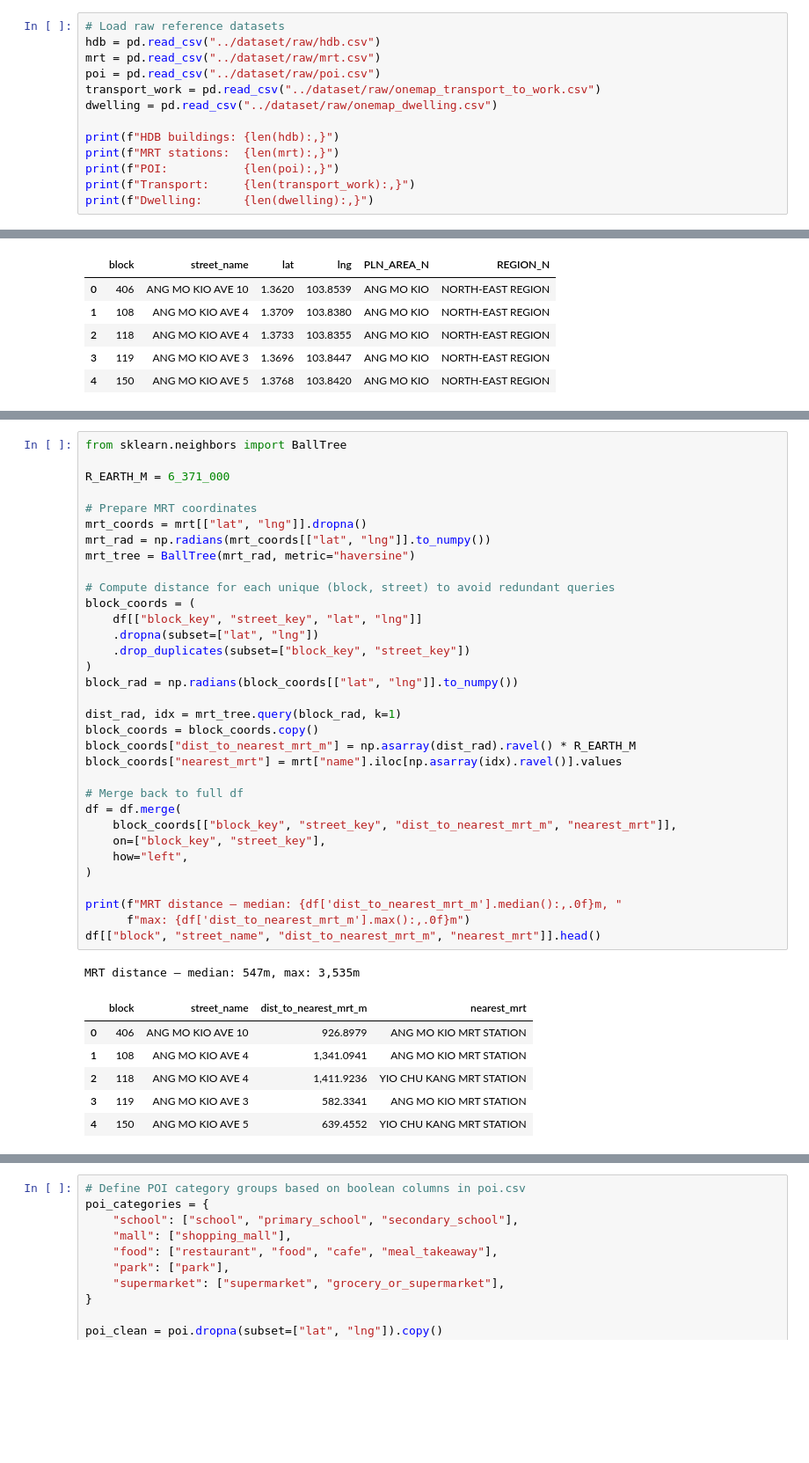
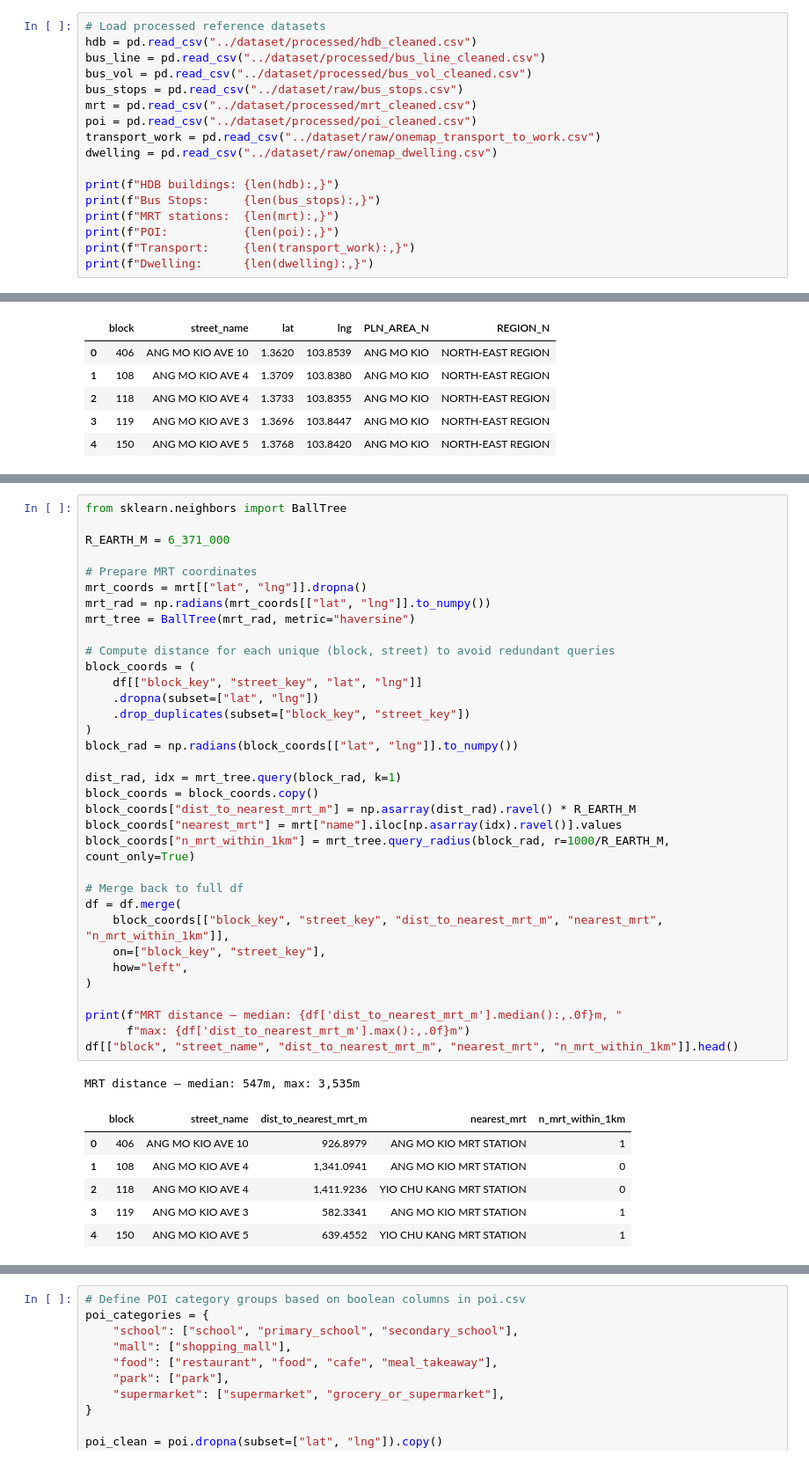
Before and after one commit to hamy-nguyen/hdb-price-estimator, a Jupyter notebook: notebooks/feature_engineering_resale_flat_price.ipynb, the cells around one changed output, grey strips where cells are left out. Shown at 88% size. Cells and saved outputs as stored; diff of their text form; blank space fills up the shorter version.

```diff
--- a/notebooks/feature_engineering_resale_flat_price.ipynb
+++ b/notebooks/feature_engineering_resale_flat_price.ipynb
@@ -33,14 +33,18 @@ Resale transactions: 223,208 rows, 15 cols
 | 0 | 2017-01-01 | ANG MO KIO | 2 ROOM | 406 | ANG MO KIO AVE 10 | 10 TO 12 | 44.0000 | Improved | ... |
 | 1 | 2017-01-01 | ANG MO KIO | 3 ROOM | 108 | ANG MO KIO AVE 4 | 01 TO 03 | 67.0000 | New Generation | ... |
 # %%
-# Load raw reference datasets
-hdb = pd.read_csv("../dataset/raw/hdb.csv")
-mrt = pd.read_csv("../dataset/raw/mrt.csv")
-poi = pd.read_csv("../dataset/raw/poi.csv")
+# Load processed reference datasets
+hdb = pd.read_csv("../dataset/processed/hdb_cleaned.csv")
+bus_line = pd.read_csv("../dataset/processed/bus_line_cleaned.csv")
+bus_vol = pd.read_csv("../dataset/processed/bus_vol_cleaned.csv")
+bus_stops = pd.read_csv("../dataset/raw/bus_stops.csv")
+mrt = pd.read_csv("../dataset/processed/mrt_cleaned.csv")
+poi = pd.read_csv("../dataset/processed/poi_cleaned.csv")
 transport_work = pd.read_csv("../dataset/raw/onemap_transport_to_work.csv")
 dwelling = pd.read_csv("../dataset/raw/onemap_dwelling.csv")
 
 print(f"HDB buildings: {len(hdb):,}")
+print(f"Bus Stops:     {len(bus_stops):,}")
 print(f"MRT stations:  {len(mrt):,}")
 print(f"POI:           {len(poi):,}")
 print(f"Transport:     {len(transport_work):,}")
@@ -120,40 +220,41 @@ from sklearn.neighbors import BallTree
 R_EARTH_M = 6_371_000
 
 # Prepare MRT coordinates
 mrt_coords = mrt[["lat", "lng"]].dropna()
 mrt_rad = np.radians(mrt_coords[["lat", "lng"]].to_numpy())
 mrt_tree = BallTree(mrt_rad, metric="haversine")
 
 # Compute distance for each unique (block, street) to avoid redundant queries
 block_coords = (
     df[["block_key", "street_key", "lat", "lng"]]
     .dropna(subset=["lat", "lng"])
     .drop_duplicates(subset=["block_key", "street_key"])
 )
 block_rad = np.radians(block_coords[["lat", "lng"]].to_numpy())
 
 dist_rad, idx = mrt_tree.query(block_rad, k=1)
 block_coords = block_coords.copy()
 block_coords["dist_to_nearest_mrt_m"] = np.asarray(dist_rad).ravel() * R_EARTH_M
 block_coords["nearest_mrt"] = mrt["name"].iloc[np.asarray(idx).ravel()].values
+block_coords["n_mrt_within_1km"] = mrt_tree.query_radius(block_rad, r=1000/R_EARTH_M, count_only=True)
 
 # Merge back to full df
 df = df.merge(
-    block_coords[["block_key", "street_key", "dist_to_nearest_mrt_m", "nearest_mrt"]],
+    block_coords[["block_key", "street_key", "dist_to_nearest_mrt_m", "nearest_mrt", "n_mrt_within_1km"]],
     on=["block_key", "street_key"],
     how="left",
 )
 
 print(f"MRT distance — median: {df['dist_to_nearest_mrt_m'].median():,.0f}m, "
       f"max: {df['dist_to_nearest_mrt_m'].max():,.0f}m")
-df[["block", "street_name", "dist_to_nearest_mrt_m", "nearest_mrt"]].head()
+df[["block", "street_name", "dist_to_nearest_mrt_m", "nearest_mrt", "n_mrt_within_1km"]].head()
 # %% [output]
 MRT distance — median: 547m, max: 3,535m
-|  | block | street_name | dist_to_nearest_mrt_m | nearest_mrt |
-| 0 | 406 | ANG MO KIO AVE 10 | 926.8979 | ANG MO KIO MRT STATION |
-| 1 | 108 | ANG MO KIO AVE 4 | 1,341.0941 | ANG MO KIO MRT STATION |
-| 2 | 118 | ANG MO KIO AVE 4 | 1,411.9236 | YIO CHU KANG MRT STATION |
-| 3 | 119 | ANG MO KIO AVE 3 | 582.3341 | ANG MO KIO MRT STATION |
-| 4 | 150 | ANG MO KIO AVE 5 | 639.4552 | YIO CHU KANG MRT STATION |
+|  | block | street_name | dist_to_nearest_mrt_m | nearest_mrt | n_mrt_within_1km |
+| 0 | 406 | ANG MO KIO AVE 10 | 926.8979 | ANG MO KIO MRT STATION | 1 |
+| 1 | 108 | ANG MO KIO AVE 4 | 1,341.0941 | ANG MO KIO MRT STATION | 0 |
+| 2 | 118 | ANG MO KIO AVE 4 | 1,411.9236 | YIO CHU KANG MRT STATION | 0 |
+| 3 | 119 | ANG MO KIO AVE 3 | 582.3341 | ANG MO KIO MRT STATION | 1 |
+| 4 | 150 | ANG MO KIO AVE 5 | 639.4552 | YIO CHU KANG MRT STATION | 1 |
 # %% [markdown]
 ---
```
Also changed, not shown: parts of 16 cells of this notebook, 3 other files.
